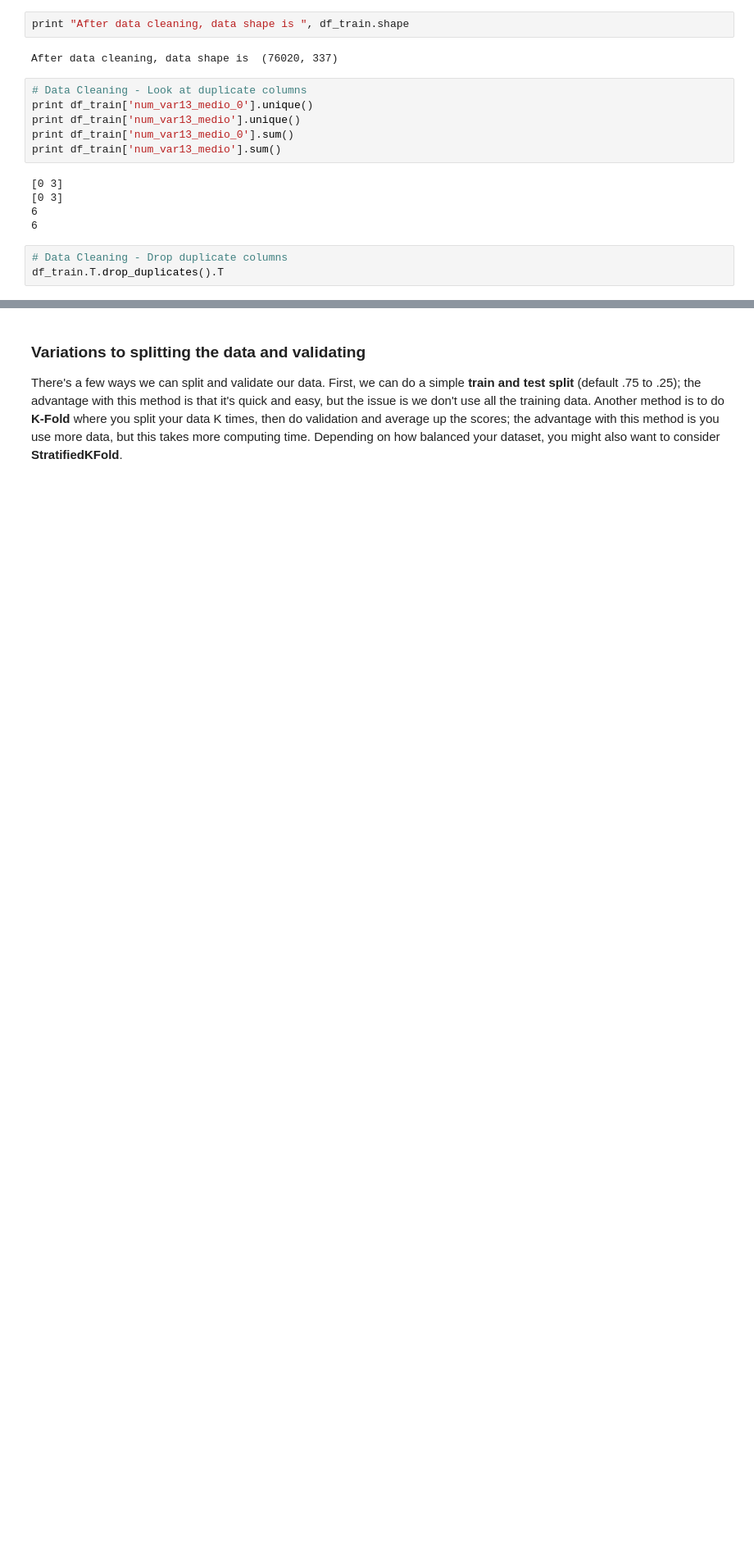
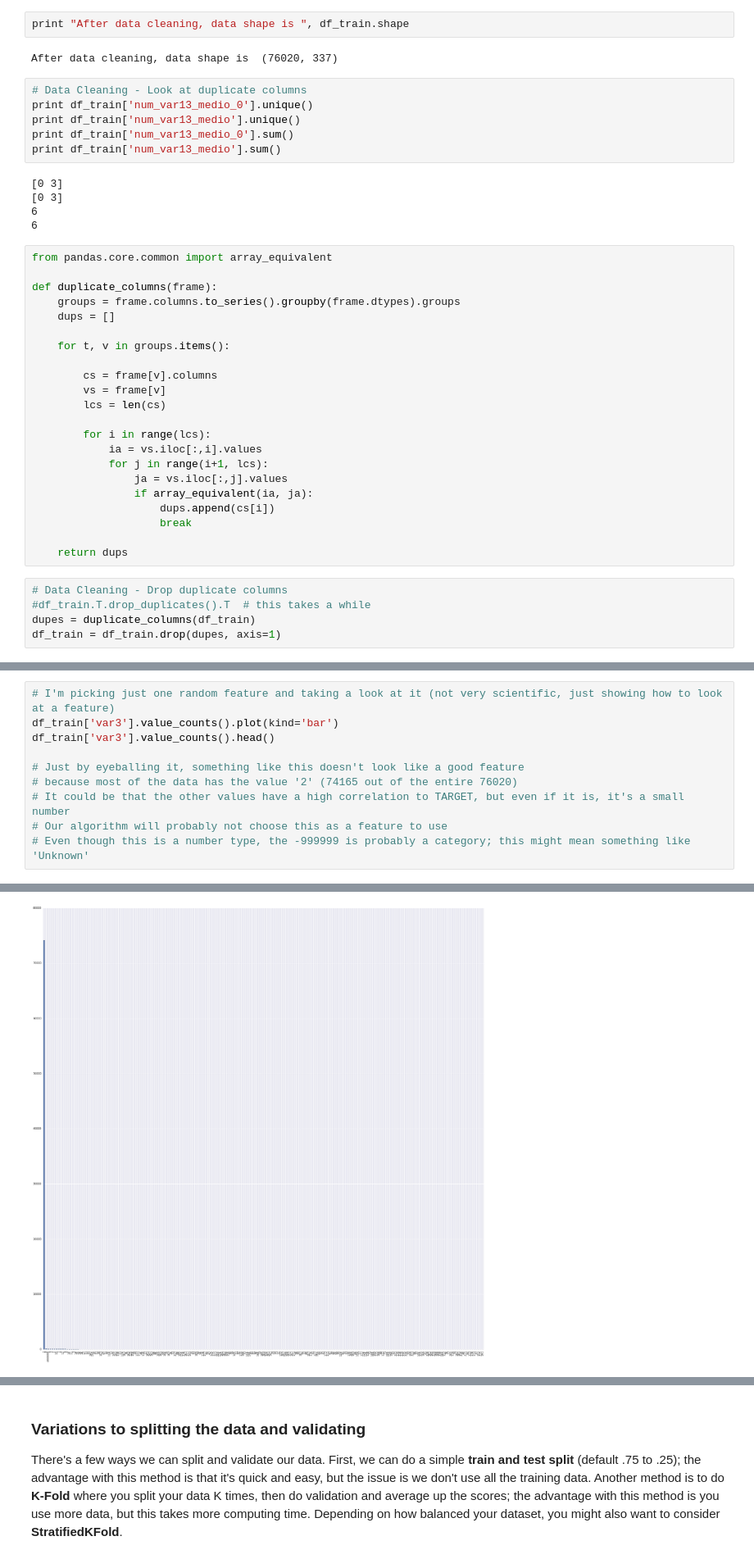
Before and after one commit to WilliamQLiu/data-analysis-examples, a Jupyter notebook: Kaggle/santander/Santander.ipynb, the cells around one changed output, grey strips where cells are left out. Shown: that part at 82% size. Drawn from its saved outputs; the diff is of its cells as text; blank space fills up the shorter version.

```diff
--- a/Kaggle/santander/Santander.ipynb
+++ b/Kaggle/santander/Santander.ipynb
@@ -124,7 +128,31 @@ print df_train['num_var13_medio'].sum()
 [0 3]
 6
 6
+# %%
+from pandas.core.common import array_equivalent
+
+def duplicate_columns(frame):
+    groups = frame.columns.to_series().groupby(frame.dtypes).groups
+    dups = []
+
+    for t, v in groups.items():
+
+        cs = frame[v].columns
+        vs = frame[v]
+        lcs = len(cs)
+
+        for i in range(lcs):
+            ia = vs.iloc[:,i].values
+            for j in range(i+1, lcs):
+                ja = vs.iloc[:,j].values
+                if array_equivalent(ia, ja):
+                    dups.append(cs[i])
+                    break
+
+    return dups
 # %%
 # Data Cleaning - Drop duplicate columns
-df_train.T.drop_duplicates().T
+#df_train.T.drop_duplicates().T  # this takes a while
+dupes = duplicate_columns(df_train)
+df_train = df_train.drop(dupes, axis=1)
 # %%
@@ -197,0 +208,11 @@ Confusion Matrix will show the positives, negatives, false positives
+# %%
+# I'm picking just one random feature and taking a look at it (not very scientific, just showing how to look at a feature)
+df_train['var3'].value_counts().plot(kind='bar')
+df_train['var3'].value_counts().head()
+
+# Just by eyeballing it, something like this doesn't look like a good feature
+# because most of the data has the value '2' (74165 out of the entire 76020)
+# It could be that the other values have a high correlation to TARGET, but even if it is, it's a small number
+# Our algorithm will probably not choose this as a feature to use
+# Even though this is a number type, the -999999 is probably a category; this might mean something like 'Unknown'
+# %% [output]
@@ -197,0 +225 @@ Confusion Matrix will show the positives, negatives, false positives
+[figure, added]
```
Also changed, not shown: parts of 48 cells of this notebook, 1 other file.
